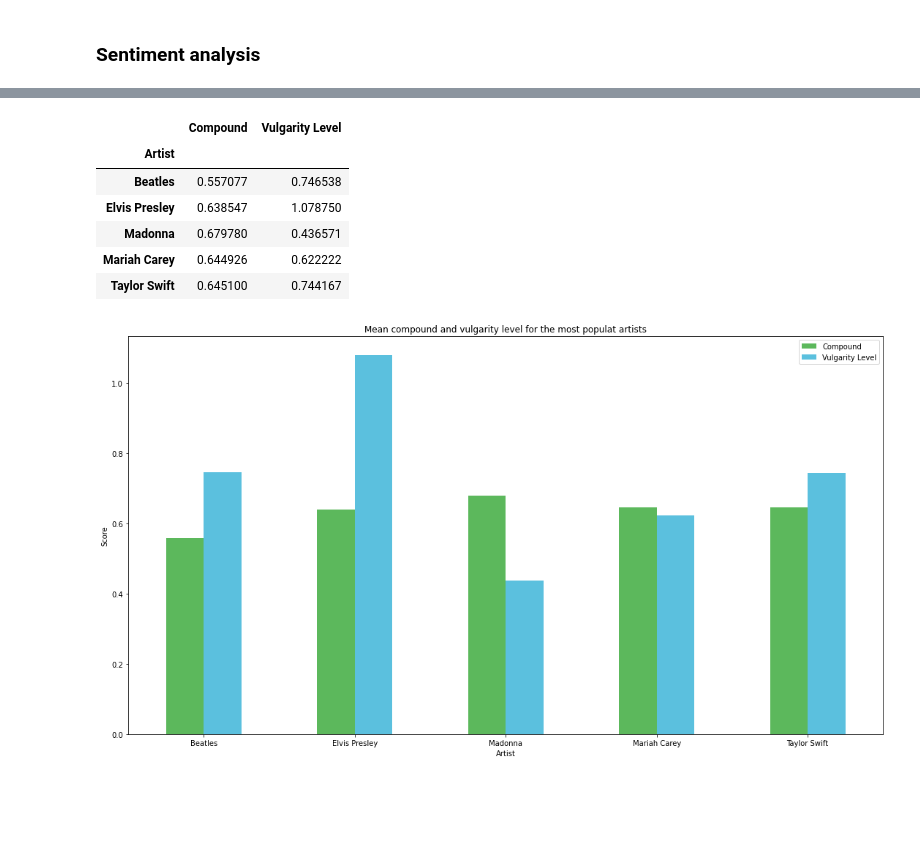
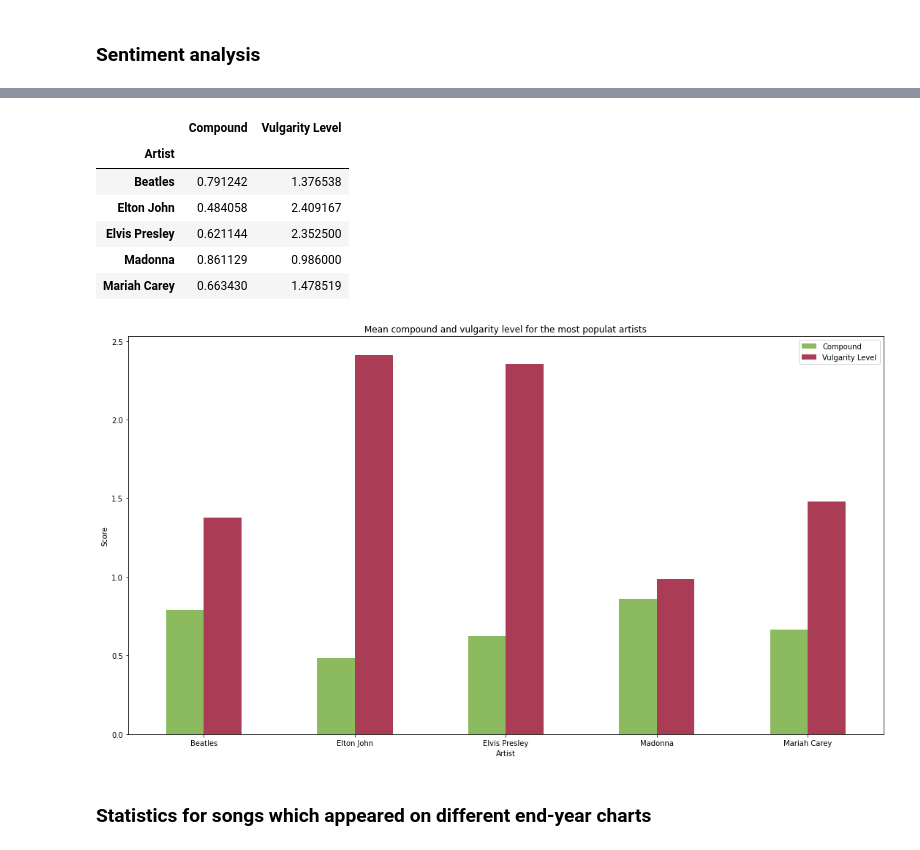
Before and after one commit to alsarna/lyrics_nlp, a Jupyter notebook: lyrics_analysis.ipynb, the cells around one changed output, grey strips where cells are left out. Saved outputs shown, nothing was run; the diff lists cells and outputs as text; code cells hidden in the pictures; blank space fills up the shorter version.

```diff
--- a/lyrics_analysis.ipynb
+++ b/lyrics_analysis.ipynb
@@ -181,7 +183,7 @@ def level_of_vulgarity(lemm_list):
     return level
 
 list_of_levels = []
-for i in songs['Lemmatized Words']:
+for i in songs['Corpus'].str.split():
     list_of_levels.append(level_of_vulgarity(i))
 
 songs['Vulgarity Level'] = list_of_levels
@@ -275,7 +277,7 @@ neutral = []
 positive = []
 compound = []
 rate = []
-for i in songs['Lyrics']:
+for i in songs['Corpus']:
     sent = sentiment.polarity_scores(i)
     negative.append(sent['neg'])
     neutral.append(sent['neu'])
@@ -388,14 +394,16 @@ display(grouped_by_artist)
 # %% [output]
 |  | Compound | Vulgarity Level |
 | Artist |  |  |
-| Beatles | 0.557077 | 0.746538 |
-| Elvis Presley | 0.638547 | 1.078750 |
-| Madonna | 0.679780 | 0.436571 |
-| Mariah Carey | 0.644926 | 0.622222 |
-| Taylor Swift | 0.645100 | 0.744167 |
+| Beatles | 0.791242 | 1.376538 |
+| Elton John | 0.484058 | 2.409167 |
+| Elvis Presley | 0.621144 | 2.352500 |
+| Madonna | 0.861129 | 0.986000 |
+| Mariah Carey | 0.663430 | 1.478519 |
 # %%
 # Plot for mean compound and vulgarity level for the most popular artists
-colors = ['#5cb85c', '#5bc0de']
+colors = ['#8cbB5f', '#ab3c55']
 plot_art = grouped_by_artist.plot(kind = 'bar', color = colors, figsize = (18.5, 10), rot = 0, ylabel= 'Score', title = 'Mean compound and vulgarity level for the most populat artists')
 # %% [output]
-[figure, old version]
+[figure, new version]
+# %% [markdown]
+### Statistics for songs which appeared on different end-year charts
```
Also changed, not shown: parts of 19 cells of this notebook.
